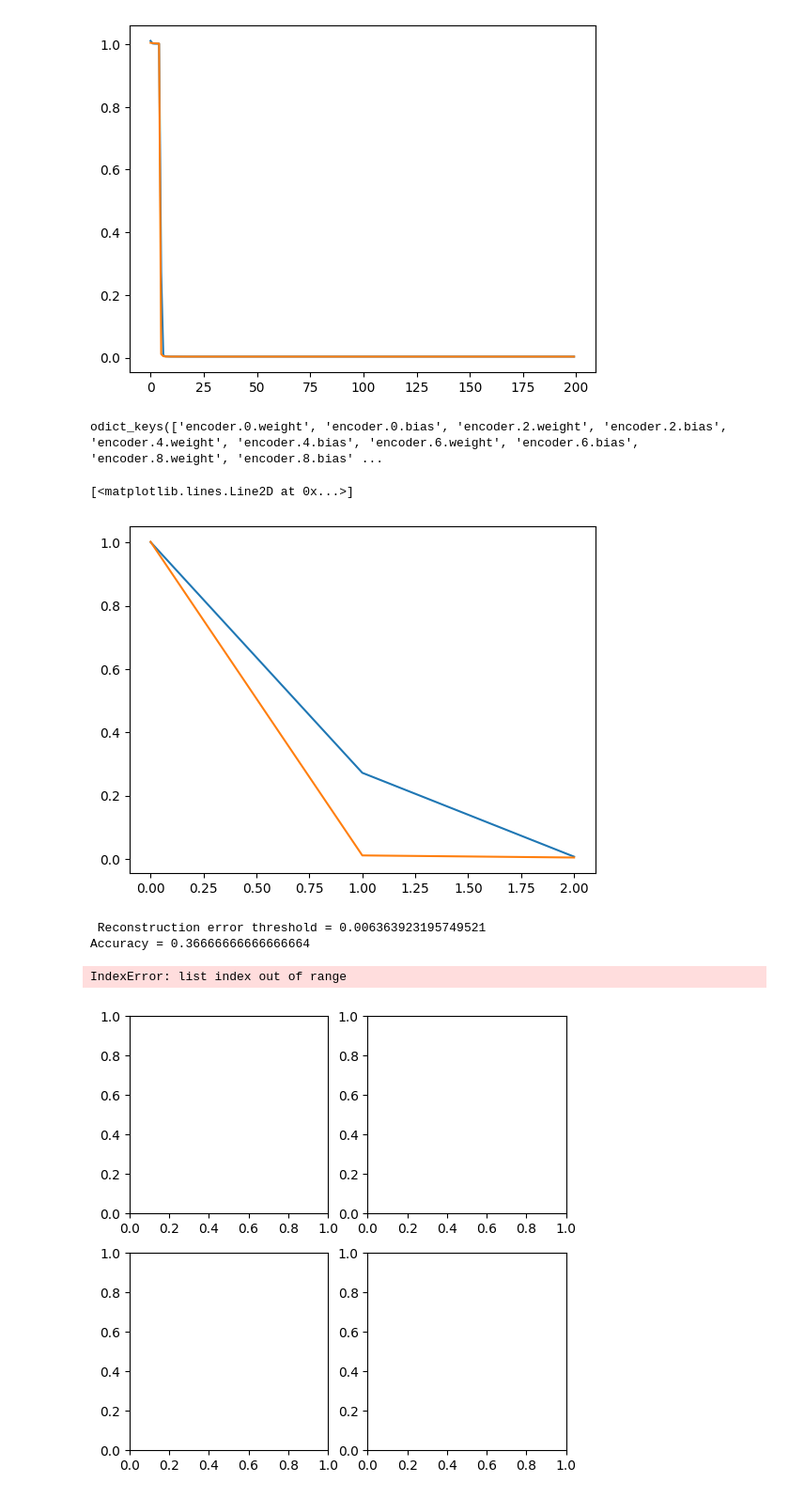
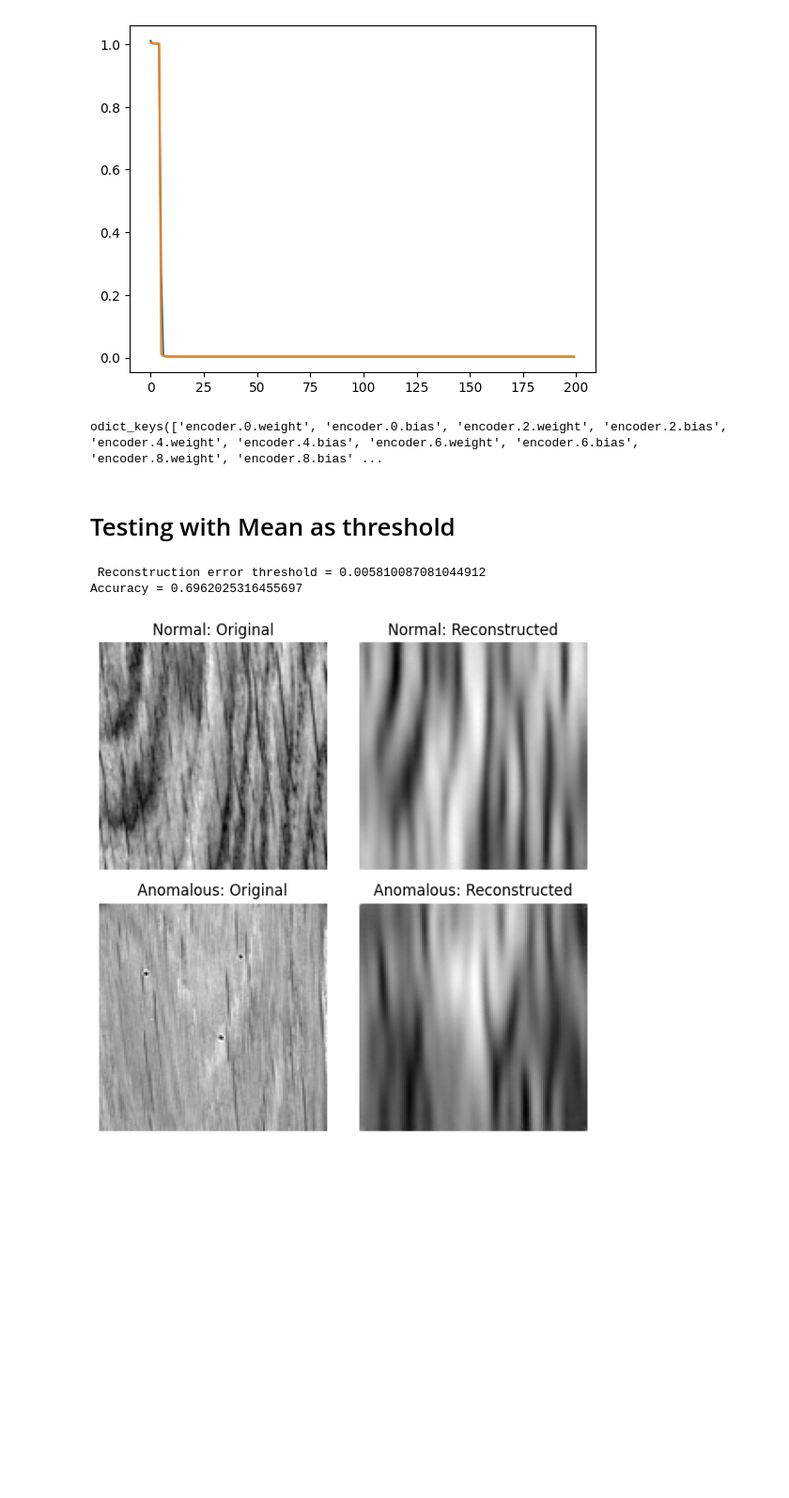
Before and after one commit to xZenshin/Anomaly-Detection, a Jupyter notebook: Anomaly_Detector_3001.ipynb, the cells around one changed output. Shown at 94% size. Drawn from its saved outputs; the diff is of its cells as text; code cells hidden in the pictures; blank space fills up the shorter version.

```diff
--- a/Anomaly_Detector_3001.ipynb
+++ b/Anomaly_Detector_3001.ipynb
@@ -751,29 +623,27 @@ Model saved successfully at ..\trained_models\20250109_151854_SSIM_200_at_epoch_
 Model saved successfully at ..\trained_models\20250109_153210_SSIM_200_at_epoch_199_seed_1270874578260000.pth
 [<matplotlib.lines.Line2D at 0x...>]
 [figure]
-# %%
-ae_load = load_model("../trained_models/20250109_124904_LeakyRELU_200_at_epoch_199_seed_1263811726978100.pth", 100)
-print(ae.state_dict().keys())
-# %% [output]
-odict_keys(['encoder.0.weight', 'encoder.0.bias', 'encoder.2.weight', 'encoder.2.bias', 'encoder.4.weight', 'encoder.4.bias', 'encoder.6.weight', 'encoder.6.bias', 'encoder.8.weight', 'encoder.8.bias' ...
-# %%
-plt.plot(train_losses[4:7])
-plt.plot(validation_losses[4:7])
-# %% [output]
-[<matplotlib.lines.Line2D at 0x...>]
-[figure, removed]
+# %%
+# If you want to load a model
+ae_load = load_model("../trained_models/20250109_124904_LeakyRELU_200_at_epoch_199_seed_1263811726978100.pth", 100)
+# Sanity check to see if model load = success
+print(ae_load.state_dict().keys())
+# %% [output]
+odict_keys(['encoder.0.weight', 'encoder.0.bias', 'encoder.2.weight', 'encoder.2.bias', 'encoder.4.weight', 'encoder.4.bias', 'encoder.6.weight', 'encoder.6.bias', 'encoder.8.weight', 'encoder.8.bias' ...
+# %% [markdown]
+# Testing with Mean as threshold
 # %%
-anomaly_threshold = get_anomaly_value(ae_load, anomalous_test_loader, device=device)
+# swap the test_loader for others loaders to see accuracy on anomaly-free images etc.
+anomaly_threshold = get_anomaly_value(ae_load, test_loader, device=device)
 print(f" Reconstruction error threshold = {anomaly_threshold}")
-all_images, p, t, r = get_predictions(ae_load, anomalous_test_loader, anomaly_threshold, device, True)
+all_images, p, t, r = get_predictions(ae_load, test_loader, anomaly_threshold, device, True)
 print(f"Accuracy = {np.mean(p == t)}")
 
-plot_original_and_reconstructed_with_anomalies(ae_load, anomalous_test_loader, device, num_images=1)
+plot_original_and_reconstructed_with_anomalies(ae_load, test_loader, device, num_images=1)
 # %% [output]
- Reconstruction error threshold = 0.006363923195749521
-Accuracy = 0.36666666666666664
+ Reconstruction error threshold = 0.005810087081044912
+Accuracy = 0.6962025316455697
-IndexError: list index out of range
-[figure, old version]
+[figure, new version]
 # %%
 plot_reconstruction_error1(anomaly_threshold, r, t, p)
 # %% [output]
```
Also changed, not shown: parts of 12 cells of this notebook.
